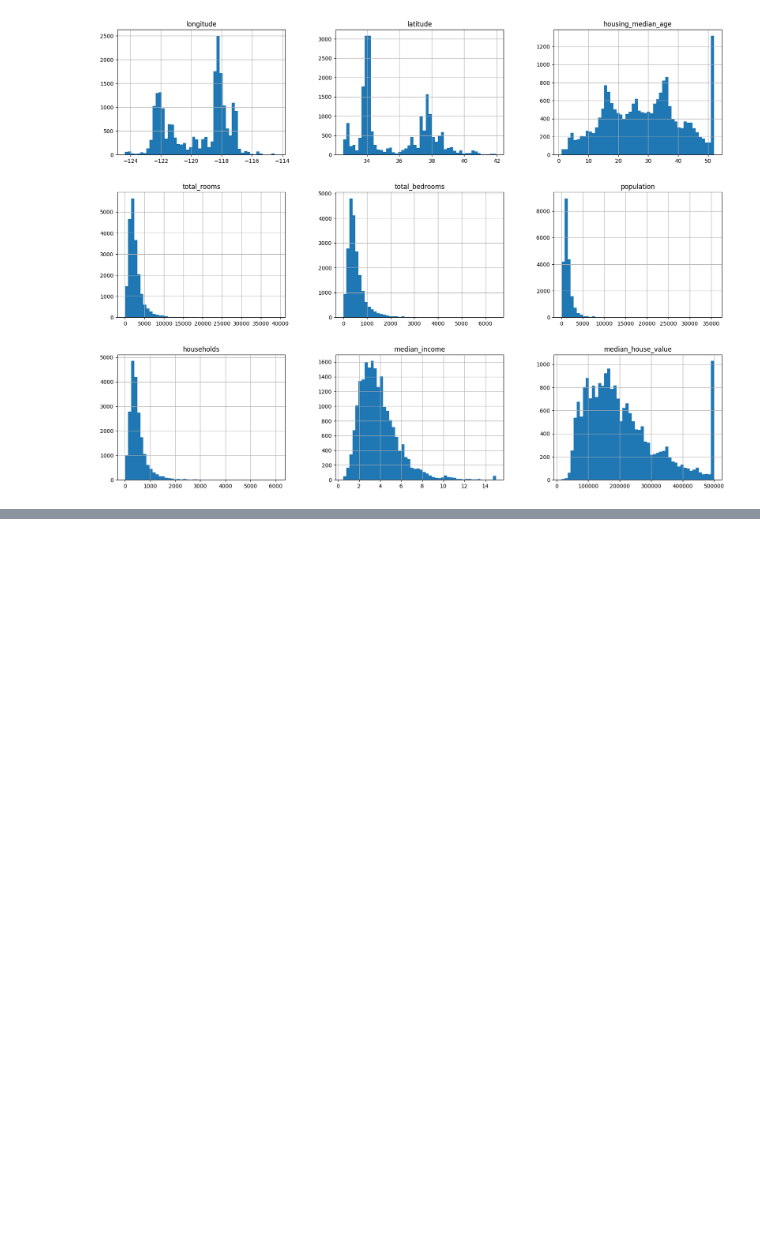
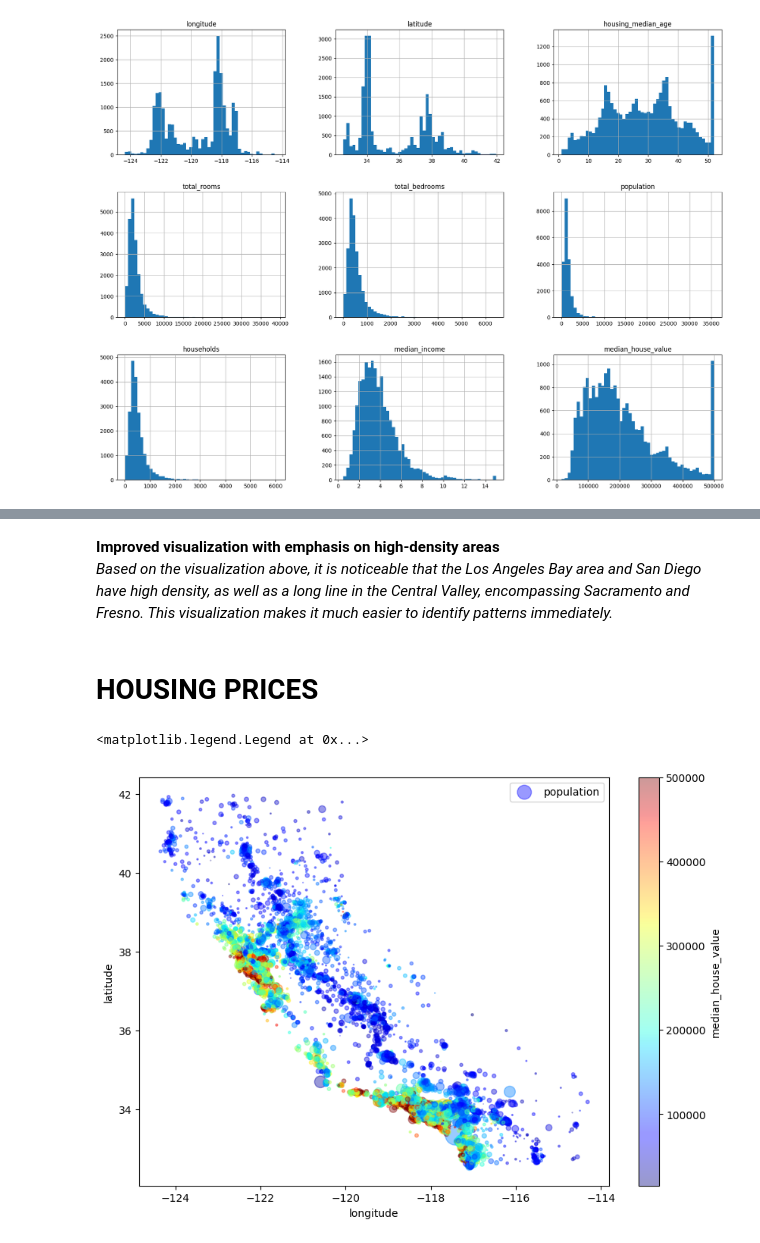
Before and after one commit to thiagohrcosta/House-Project-Machine-Learning, a Jupyter notebook: HousingML.ipynb, the cells around one changed output, grey strips where cells are left out. Saved outputs shown, nothing was run; the diff lists cells and outputs as text; code cells hidden in the pictures; blank space fills up the shorter version.

```diff
--- a/HousingML.ipynb
+++ b/HousingML.ipynb
@@ -113,0 +200,14 @@ plt.show()
+# %% [markdown]
+**Improved visualization with emphasis on high-density areas**<br>
+*Based on the visualization above, it is noticeable that the Los Angeles Bay area and San Diego have high density, as well as a long line in the Central Valley, encompassing Sacramento and Fresno. This visualization makes it much easier to identify patterns immediately.*
+# %% [markdown]
+# HOUSING PRICES
+# %%
+housing.plot(kind="scatter", x="longitude", y="latitude", alpha=0.4,
+             s=housing["population"]/100, label="population", figsize=(10,7),
+             c="median_house_value", cmap=plt.get_cmap("jet"), colorbar=True)
+
+plt.legend()
+# %% [output]
+<matplotlib.legend.Legend at 0x...>
+[figure, added]
```
Also changed, not shown: parts of 23 cells of this notebook.
